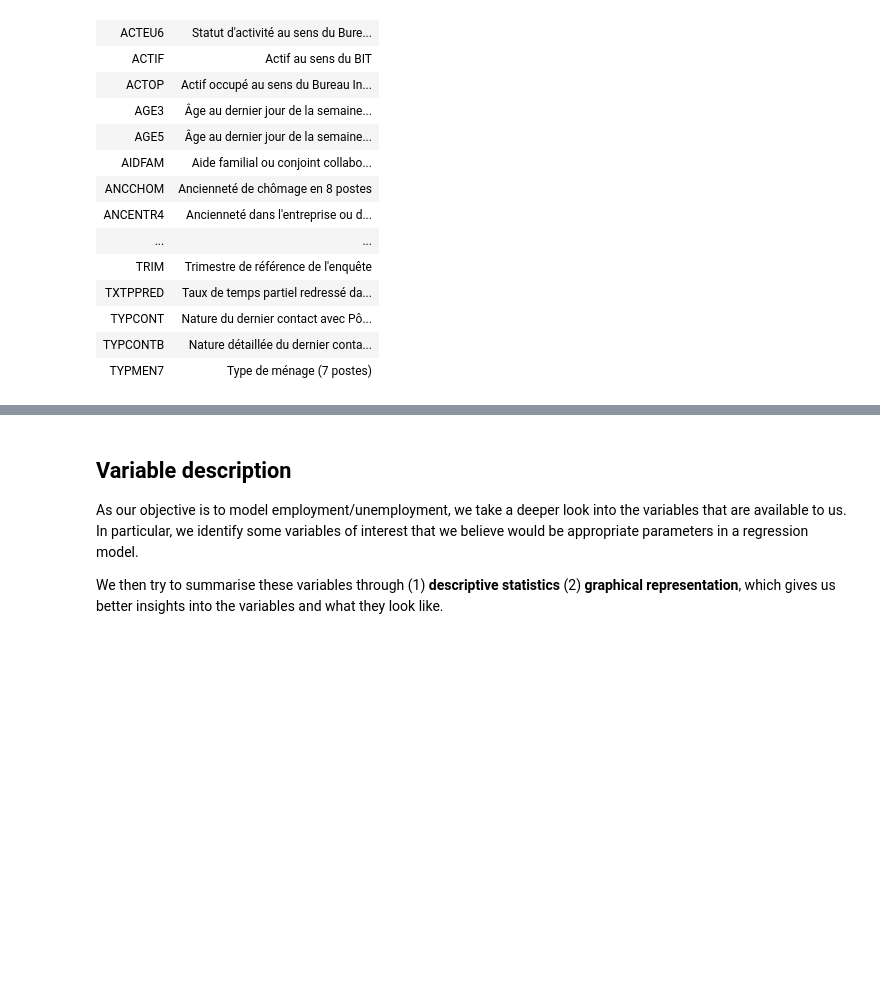
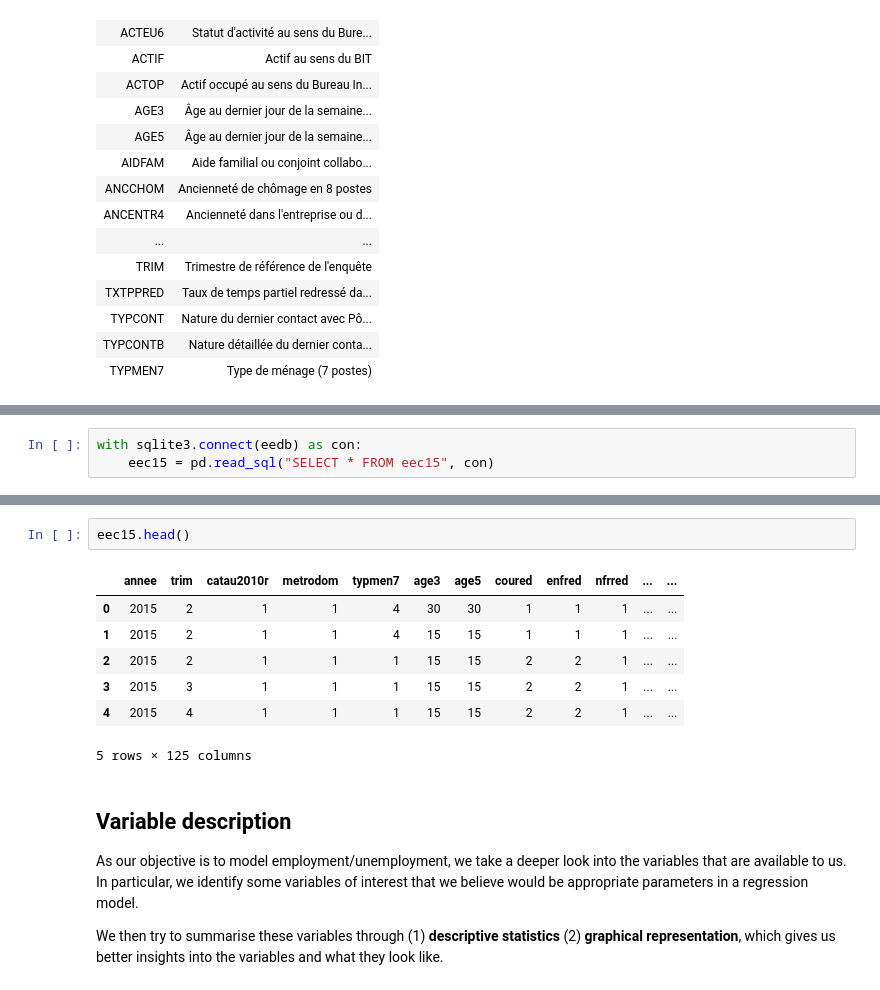
Before and after one commit to ncocacola/econml, a Jupyter notebook: econml.ipynb, the cells around one changed output, grey strips where cells are left out. Saved outputs shown, nothing was run; the diff lists cells and outputs as text; blank space fills up the shorter version.

```diff
--- a/econml.ipynb
+++ b/econml.ipynb
@@ -71 +92,4 @@ HTML(df.to_html(index=False))
+# %%
+with sqlite3.connect(eedb) as con:
+    eec15 = pd.read_sql("SELECT * FROM eec15", con)
 # %% [markdown]
@@ -115,3 +106,13 @@ HTML(df.to_html(index=False))
+# %%
+eec15.head()
+# %% [output]
+|  | annee | trim | catau2010r | metrodom | typmen7 | age3 | age5 | coured | enfred | nfrred | ... | ... |
+| 0 | 2015 | 2 | 1 | 1 | 4 | 30 | 30 | 1 | 1 | 1 | ... | ... |
+| 1 | 2015 | 2 | 1 | 1 | 4 | 15 | 15 | 1 | 1 | 1 | ... | ... |
+| 2 | 2015 | 2 | 1 | 1 | 1 | 15 | 15 | 2 | 2 | 1 | ... | ... |
+| 3 | 2015 | 3 | 1 | 1 | 1 | 15 | 15 | 2 | 2 | 1 | ... | ... |
+| 4 | 2015 | 4 | 1 | 1 | 1 | 15 | 15 | 2 | 2 | 1 | ... | ... |
+5 rows × 125 columns
 # %% [markdown]
 ## Variable description
 As our objective is to model employment/unemployment, we take a deeper look into the variables that are available to us. In particular, we identify some variables of interest that we believe would be appropriate parameters in a regression model.
```
Also changed, not shown: parts of 9 cells of this notebook.
